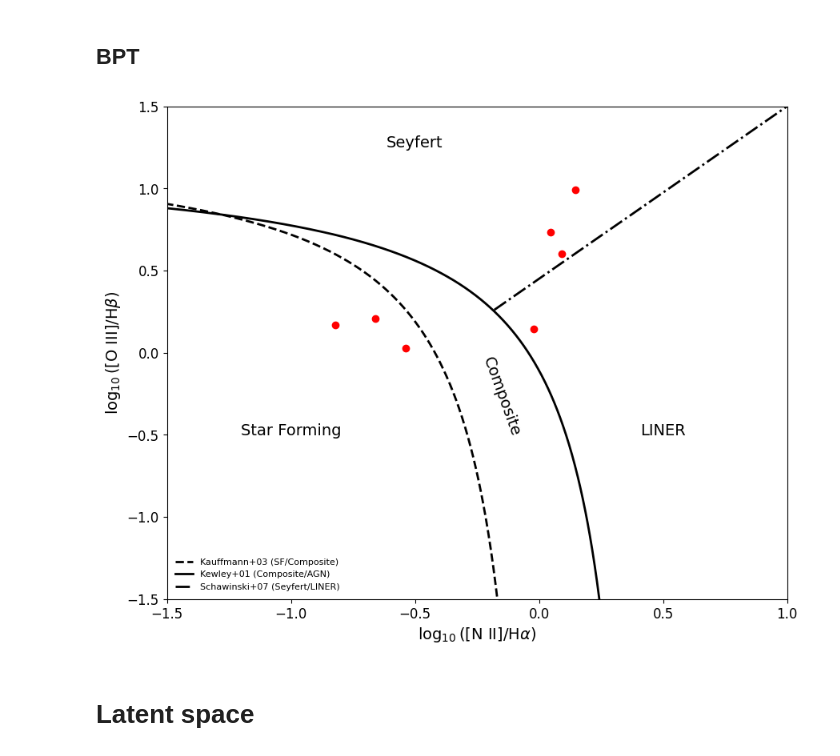
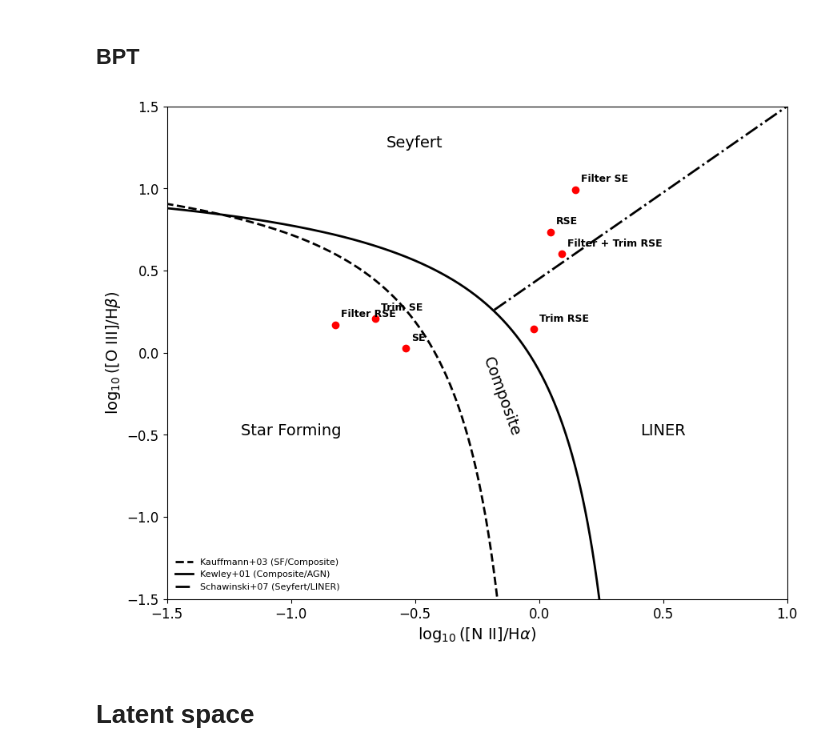
Before and after one commit to ed-ortizm/anomaly, a Jupyter notebook: thesis/02_bpt_diagram.ipynb, the cells around one changed output. Saved outputs shown, nothing was run; the diff lists cells and outputs as text; code cells hidden in the pictures.

Commit message:
feature: add marks to small samples in BPT plot. Create function to extrach line ratios from overview data

```diff
--- a/thesis/02_bpt_diagram.ipynb
+++ b/thesis/02_bpt_diagram.ipynb
@@ -54,7 +54,7 @@ def bpt_boundary_lines():
 # %% [markdown]
 ## BPT figure
 # %%
-def plot_bpt(n2_ha, o3_hb, fig, ax):
+def plot_bpt(n2_ha, o3_hb, labels, fig, ax):
     """
     Plots a standard [N II] BPT diagram.
 
@@ -64,9 +64,7 @@ def plot_bpt(n2_ha, o3_hb, fig, ax):
     o3_hb : array-like
         log10([O III] 5007 / H_beta)
     """
-    # -------------------------------------------------------------
-    # 1. Plot the Demarcation Lines
-    # -------------------------------------------------------------
+    # Demarcation Lines
     (x_kauff, y_kauff), (x_kewley, y_kewley), (x_schaw, y_schaw) = bpt_boundary_lines()
 
     ax.plot(x_kauff, y_kauff, "k--", lw=2, label="Kauffmann+03 (SF/Composite)")
@@ -75,10 +73,26 @@ def plot_bpt(n2_ha, o3_hb, fig, ax):
 
     ax.plot(x_schaw, y_schaw, "k-.", lw=2, label="Schawinski+07 (Seyfert/LINER)")
 
-    # -------------------------------------------------------------
-    # 2. Plot the Data
-    # -------------------------------------------------------------
+    # Data
     ax.scatter(n2_ha, o3_hb, color="red")
+    # labels
+    for x, y, label in zip(n2_ha, o3_hb, labels):
+
+        if np.isnan(x) or np.isnan(y):
+            continue
+
+        ax.annotate(
+            label,
+            (x, y),
+            # 5 points right and 5 points up from the marker
+            xytext=(5, 5),
+            # Use offset in points rather than axis coordinates
+            textcoords="offset points",
+            fontsize=9,
+            fontweight="bold",
+            va="bottom",
+            ha="left",
+        )
     # -------------------------------------------------------------
     # 3. Formatting
     # -------------------------------------------------------------
@@ -354,3 +347,7 @@ overview_distinct_dict = {
     "Trim RSE": 1781231151415846912,
     "Filter + Trim RSE": 2486018670363437056,
 }
+res_ratios_distinct_df = get_overview_ratios_df(
+    overview_distinct_dict, meta_with_ratios_df, cols_ratios
+)
+res_ratios_distinct_df
@@ -437,13 +366,14 @@ class_distinct_anomalies_df
 # %%
 fig, ax = plt.subplots(figsize=(10, 8))
 
-n2_ha = distinct_anomalies_ratios_df["nii_to_halpha"].values
-o3_hb = distinct_anomalies_ratios_df["oiii_to_hbeta"].values
+n2_ha = res_ratios_distinct_df["nii_to_halpha"].values
+o3_hb = res_ratios_distinct_df["oiii_to_hbeta"].values
 log_n2_ha = np.log10(n2_ha)
 log_o3_hb = np.log10(o3_hb)
 
-fig, ax = plot_bpt(log_n2_ha, log_o3_hb, fig, ax)
+labels = res_ratios_distinct_df["name"].values
+fig, ax = plot_bpt(log_n2_ha, log_o3_hb, labels, fig, ax)
 # %% [output]
-[figure, old version]
+[figure, new version]
 # %% [markdown]
 # Latent space
```
Also changed, not shown: parts of 19 cells of this notebook.
